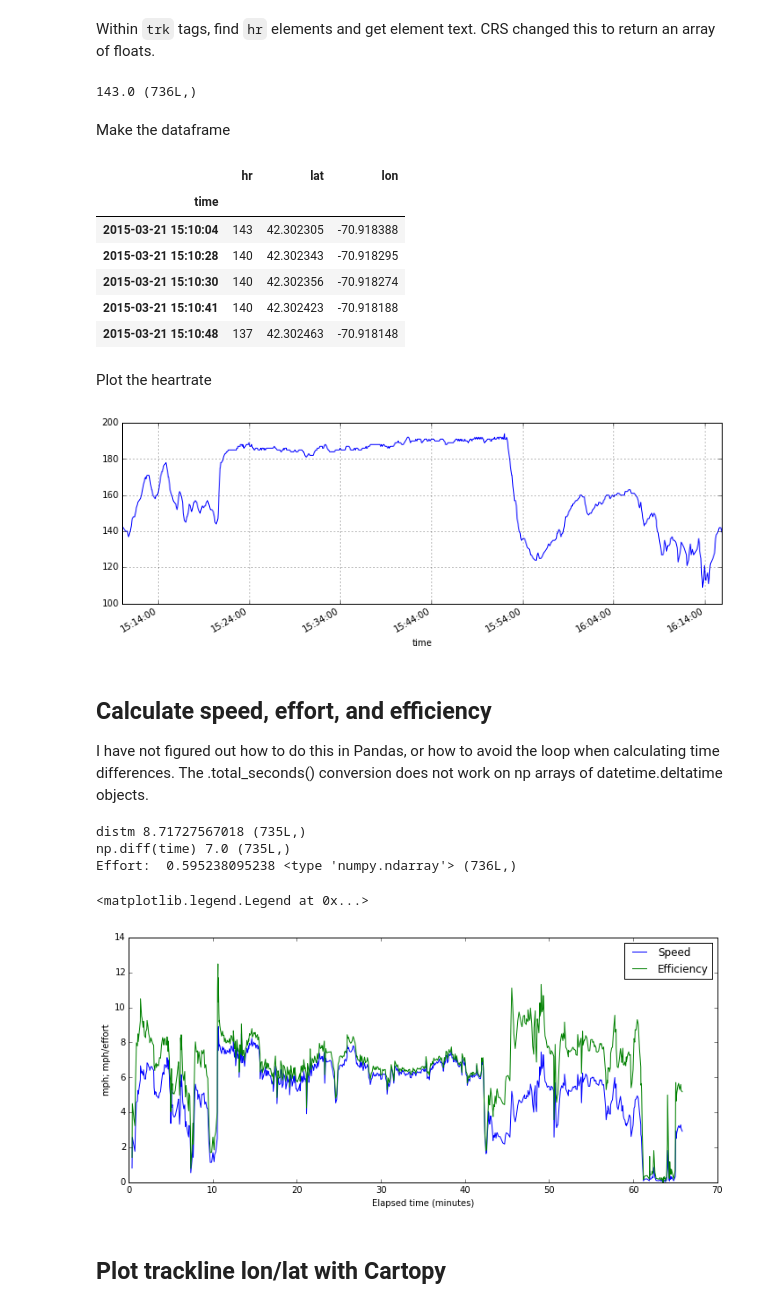
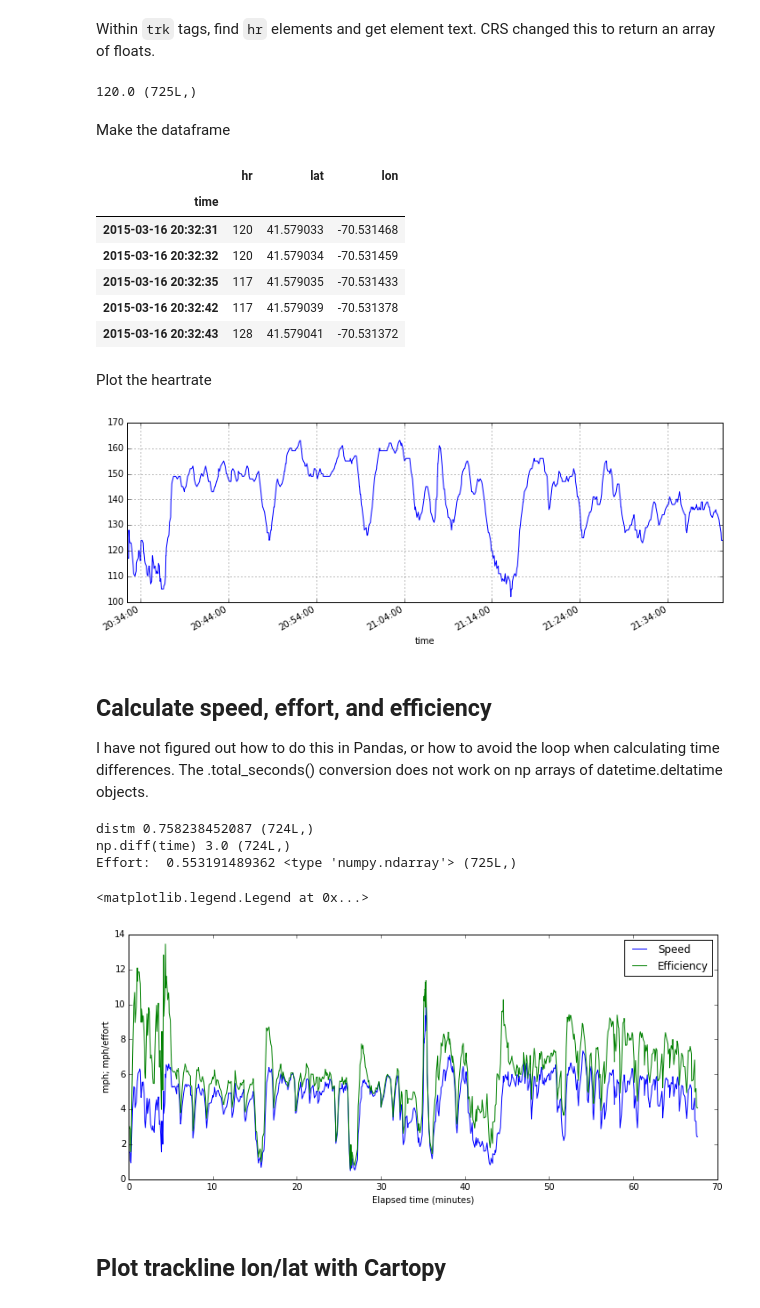
Before and after one commit to csherwood-usgs/IPython_notebook_examples, a Jupyter notebook: read_garmin_gpx_calc_effort.ipynb, the cells around one changed output. Saved outputs shown, nothing was run; the diff lists cells and outputs as text; code cells hidden in the pictures.

Commit message:
switced to Childs River track

```diff
--- a/read_garmin_gpx_calc_effort.ipynb
+++ b/read_garmin_gpx_calc_effort.ipynb
@@ -10,8 +10,8 @@ from lxml import etree
 
 %matplotlib inline
 # %%
-# fn = "activity_721671330.gpx" # Childs River
-fn = "activity_725608981.gpx" # Tim Hyduncia Snow Row
+fn = "activity_721671330.gpx" # Childs River
+#fn = "activity_725608981.gpx" # Tim Hyduncia Snow Row
 tree = etree.parse(fn)
 # %%
 namespace = {'def': 'http://www.topografix.com/GPX/1/1',
@@ -45,7 +57,7 @@ elist = tree.xpath("./def:trk//gpxtpx:hr", namespaces=namespace)
 hr = np.array([float(e.text) for e in elist])
 print hr[0], np.shape(hr)
 # %% [output]
-143.0 (736L,)
+120.0 (725L,)
 # %% [markdown]
 Make the dataframe
 # %%
@@ -56,17 +68,17 @@ df.head(5)
 # %% [output]
 |  | hr | lat | lon |
 | time |  |  |  |
-| 2015-03-21 15:10:04 | 143 | 42.302305 | -70.918388 |
-| 2015-03-21 15:10:28 | 140 | 42.302343 | -70.918295 |
-| 2015-03-21 15:10:30 | 140 | 42.302356 | -70.918274 |
-| 2015-03-21 15:10:41 | 140 | 42.302423 | -70.918188 |
-| 2015-03-21 15:10:48 | 137 | 42.302463 | -70.918148 |
+| 2015-03-16 20:32:31 | 120 | 41.579033 | -70.531468 |
+| 2015-03-16 20:32:32 | 120 | 41.579034 | -70.531459 |
+| 2015-03-16 20:32:35 | 117 | 41.579035 | -70.531433 |
+| 2015-03-16 20:32:42 | 117 | 41.579039 | -70.531378 |
+| 2015-03-16 20:32:43 | 128 | 41.579041 | -70.531372 |
 # %% [markdown]
 Plot the heartrate
 # %%
 df['hr'].plot(figsize=(12,4));
 # %% [output]
-[figure, old version]
+[figure, new version]
 # %% [markdown]
 <h2>Calculate speed, effort, and efficiency</h2>
 I have not figured out how to do this in Pandas, or how to avoid the loop when calculating time differences. The .total_seconds() conversion does not work on np arrays of datetime.deltatime objects.
@@ -84,39 +96,39 @@ print "distm",distm[0], np.shape(distm)
 
 # this produces an array of datetime.deltatime objects
 difft = np.diff(time)
 print "np.diff(time)",difft[5].total_seconds(), np.shape(difft)
 
 # there must be a better way:
 dt = np.zeros_like(difft)
 for i in np.arange(len(difft)):
     dt[i]= float(difft[i].total_seconds())
 etime = np.cumsum(dt)
 
 # speed in mph
 speed = (distm/1609.34)/(dt/3600.)
 
 # calculate effort as fraction of usable hr range
 hr_rest = 68. # guess at resting rate
-hr_ana = 194.  # this is actually Tim H's max. 162. # CRS anaerobic threshold
+hr_ana = 162. # CRS anaerobic threshold
 effort = (hr-hr_rest)/(hr_ana-hr_rest)
 
 # calculate efficiency
 eff = speed/effort[1:]
 
 print "Effort: ",effort[0], type(effort), np.shape(effort)
 fig = plt.figure(figsize=(12,5))
 plt.plot(etime/60.,speed,label='Speed')
 plt.plot(etime/60.,eff,label='Efficiency')
 plt.ylabel('mph; mph/effort')
 plt.xlabel('Elapsed time (minutes)')
 plt.legend()
-#plt.savefig('tim_snow_row.png')
+#plt.savefig('speed_effort.png')
 # %% [output]
-distm 8.71727567018 (735L,)
-np.diff(time) 7.0 (735L,)
-Effort:  0.595238095238 <type 'numpy.ndarray'> (736L,)
+distm 0.758238452087 (724L,)
+np.diff(time) 3.0 (724L,)
+Effort:  0.553191489362 <type 'numpy.ndarray'> (725L,)
 <matplotlib.legend.Legend at 0x...>
-[figure, old version]
+[figure, new version]
 # %% [markdown]
 <h2>Plot trackline lon/lat with Cartopy</h2>
 # %%
```
Also changed, not shown: parts of 5 cells of this notebook, 1 other file.
